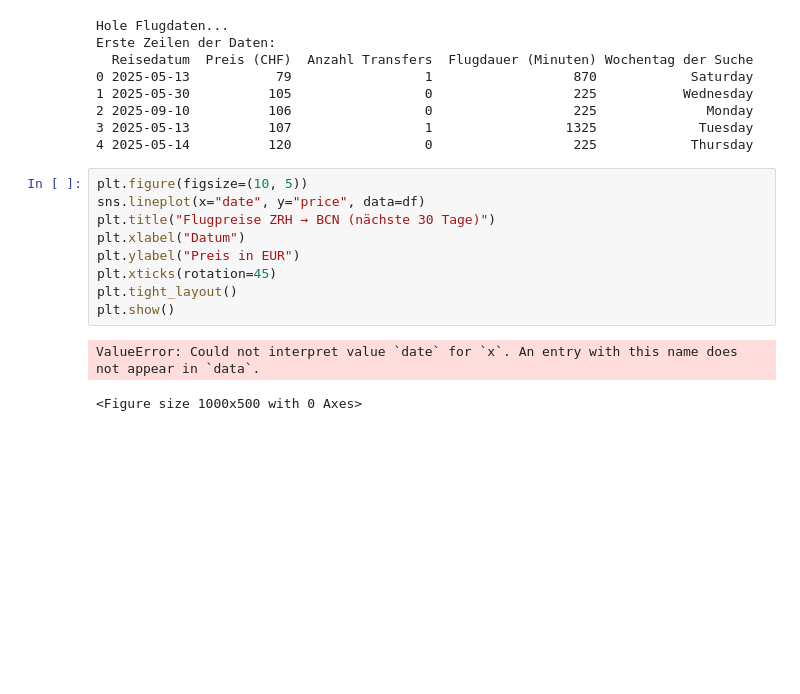
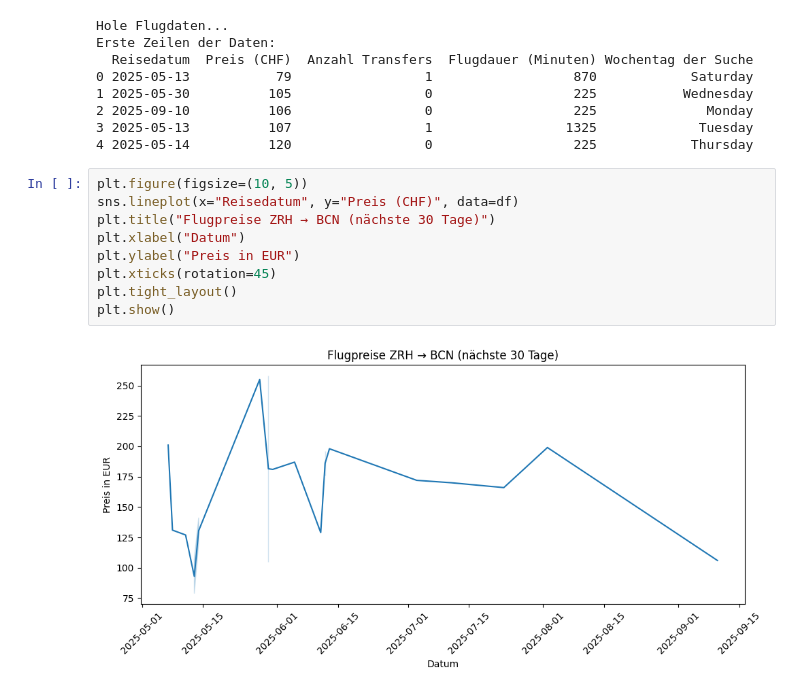
Before and after one commit to bingesam/group01_flights, a Jupyter notebook: flugpreis-analyse-sp2025/notebooks/flugpreis_analyse.ipynb, the cells around one changed output. Drawn from its saved outputs; the diff is of its cells as text; blank space fills up the shorter version.

```diff
--- a/flugpreis-analyse-sp2025/notebooks/flugpreis_analyse.ipynb
+++ b/flugpreis-analyse-sp2025/notebooks/flugpreis_analyse.ipynb
@@ -34,14 +34,13 @@ Erste Zeilen der Daten:
 4 2025-05-14          120                 0                  225            Thursday
 # %%
 plt.figure(figsize=(10, 5))
-sns.lineplot(x="date", y="price", data=df)
+sns.lineplot(x="Reisedatum", y="Preis (CHF)", data=df)
 plt.title("Flugpreise ZRH → BCN (nächste 30 Tage)")
 plt.xlabel("Datum")
 plt.ylabel("Preis in EUR")
 plt.xticks(rotation=45)
 plt.tight_layout()
 plt.show()
 # %% [output]
-ValueError: Could not interpret value `date` for `x`. An entry with this name does not appear in `data`.
-<Figure size 1000x500 with 0 Axes>
+[figure, added]
 # %%
```
Also changed, not shown: parts of 4 cells of this notebook, 1 other file.
